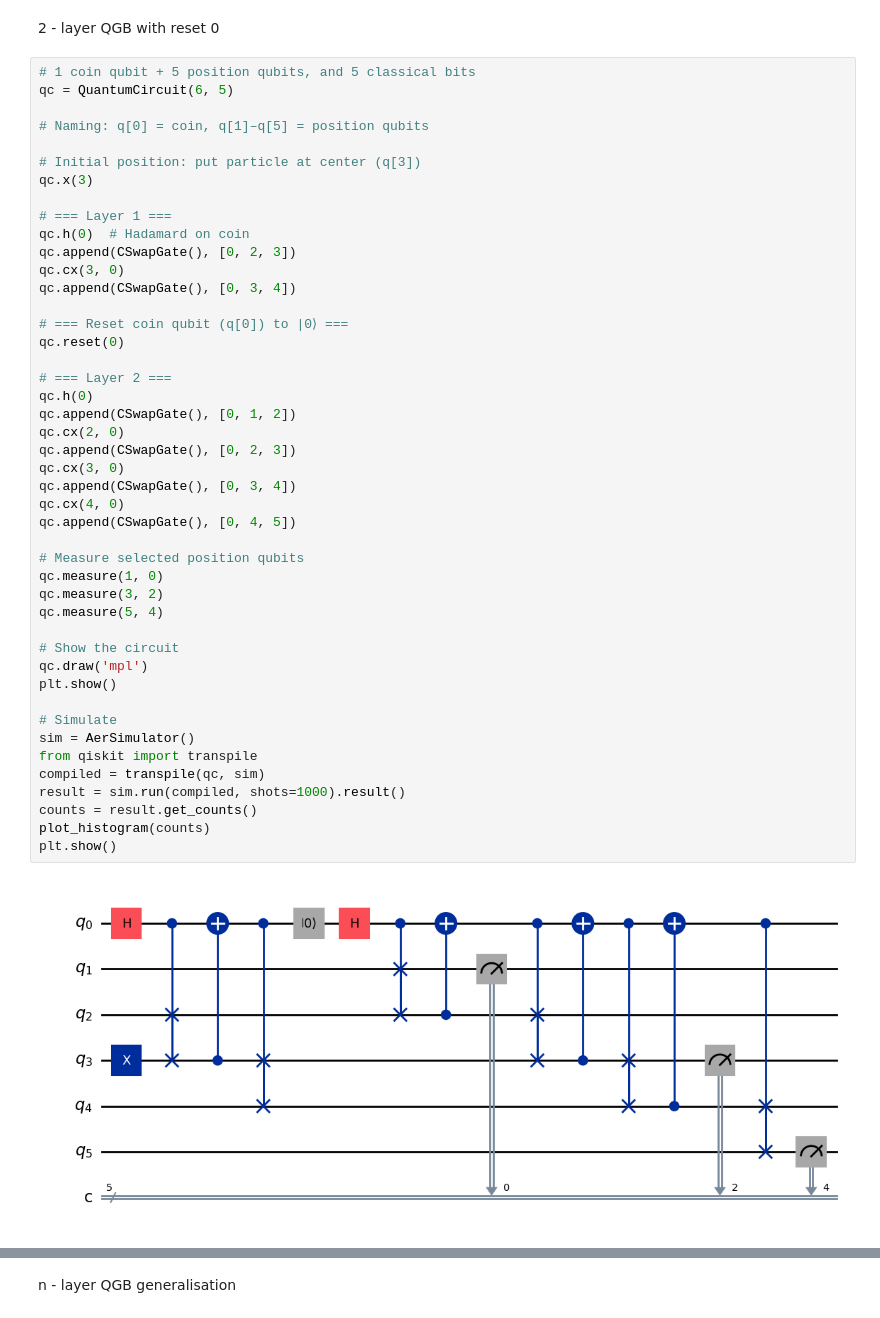
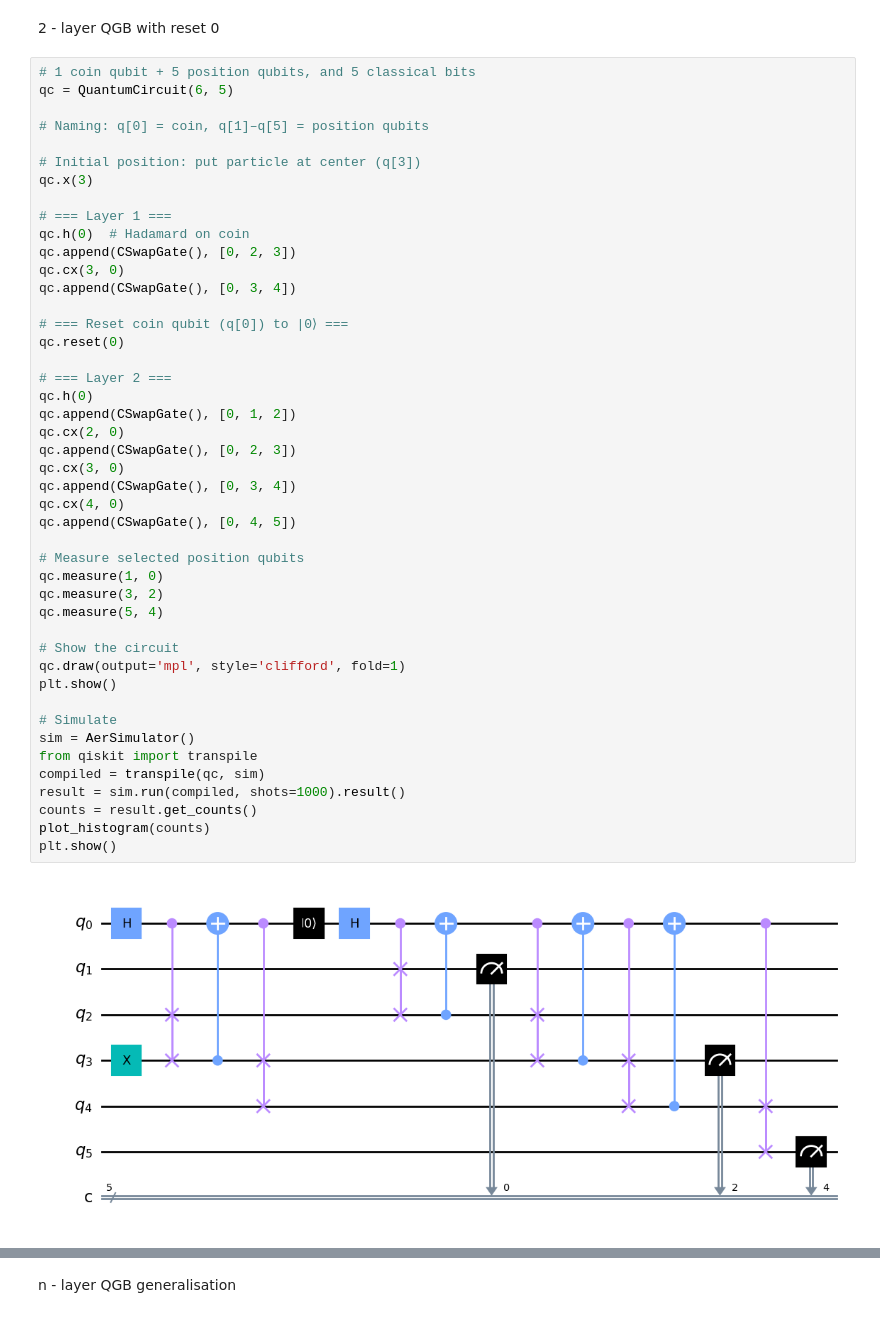
Before and after one commit to saxenaprajjwal/WISER, a Jupyter notebook: Task_II.ipynb, the cells around one changed output, grey strips where cells are left out. Cells and saved outputs as stored; diff of their text form.

```diff
--- a/Task_II.ipynb
+++ b/Task_II.ipynb
@@ -250,32 +247,32 @@ qc.append(CSwapGate(), [0, 3, 4])
 # === Reset coin qubit (q[0]) to |0⟩ ===
 qc.reset(0)
 
 # === Layer 2 ===
 qc.h(0)
 qc.append(CSwapGate(), [0, 1, 2])
 qc.cx(2, 0)
 qc.append(CSwapGate(), [0, 2, 3])
 qc.cx(3, 0)
 qc.append(CSwapGate(), [0, 3, 4])
 qc.cx(4, 0)
 qc.append(CSwapGate(), [0, 4, 5])
 
 # Measure selected position qubits
 qc.measure(1, 0)
 qc.measure(3, 2)
 qc.measure(5, 4)
 
 # Show the circuit
-qc.draw('mpl')
+qc.draw(output='mpl', style='clifford', fold=1)
 plt.show()
 
 # Simulate
 sim = AerSimulator()
 from qiskit import transpile
 compiled = transpile(qc, sim)
 result = sim.run(compiled, shots=1000).result()
 counts = result.get_counts()
 plot_histogram(counts)
 plt.show()
 # %% [output]
-[figure, old version]
+[figure, new version]
```
Also changed, not shown: parts of 6 cells of this notebook.
